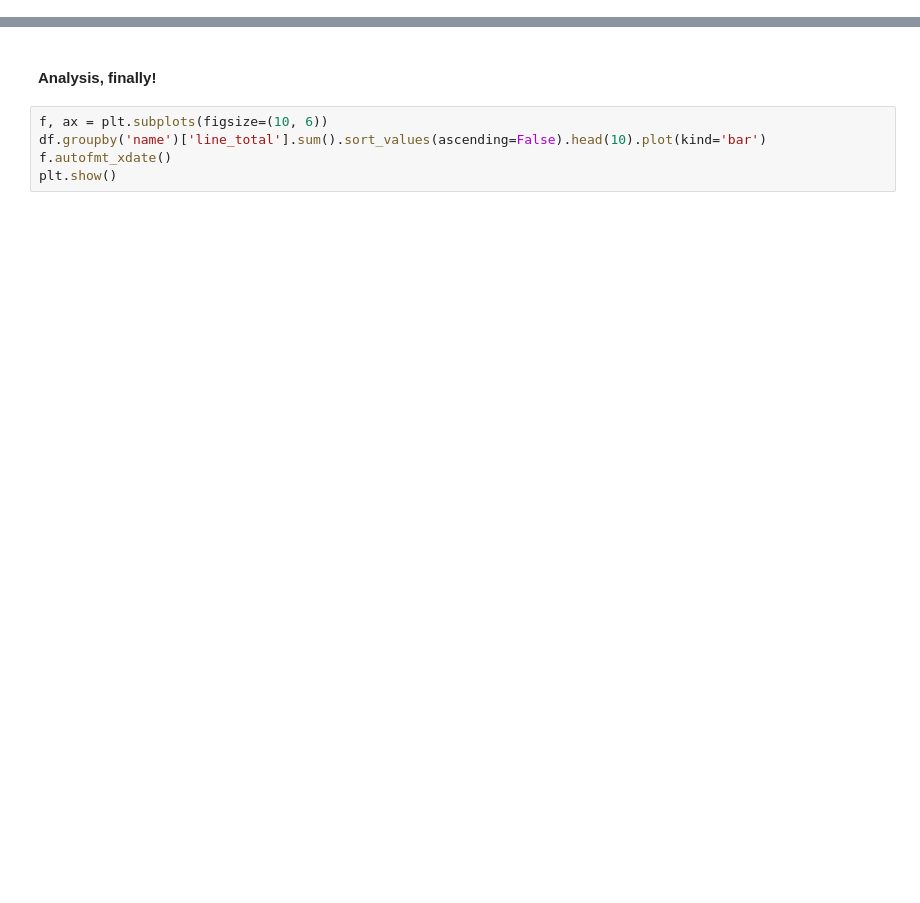
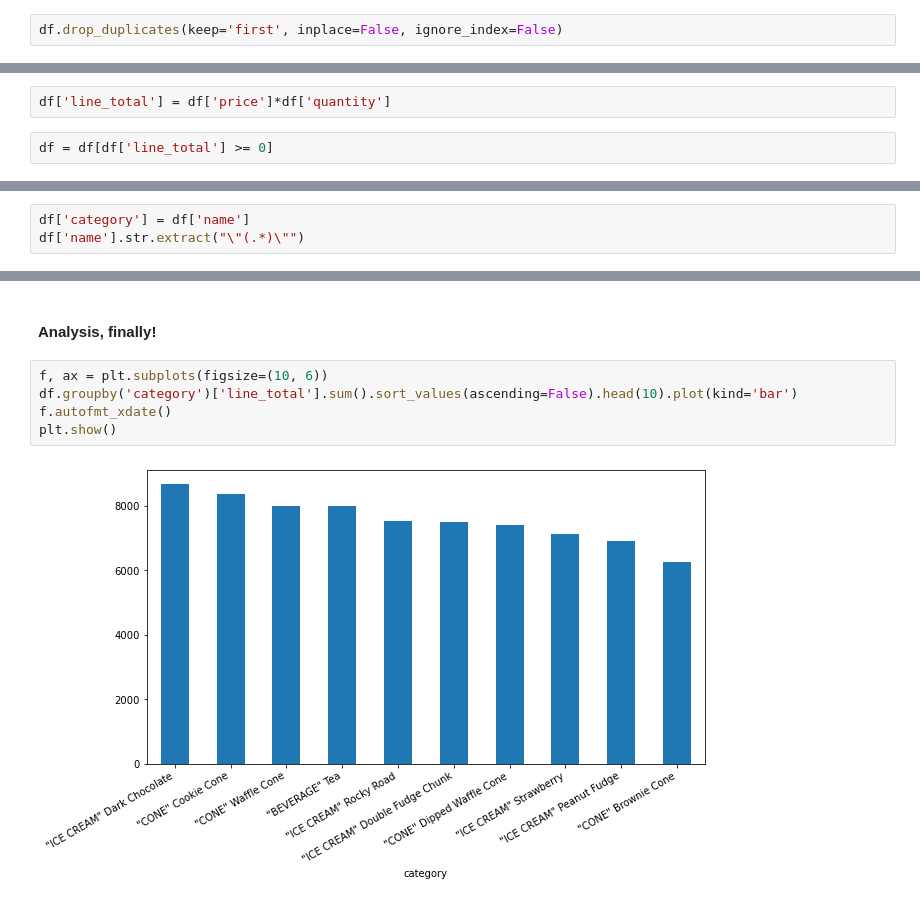
Before and after one commit to fae818/Lab1, a Jupyter notebook: sales(1).ipynb, the cells around one changed output, grey strips where cells are left out. Drawn from its saved outputs; the diff is of its cells as text; blank space fills up the shorter version.

```diff
--- a/sales(1).ipynb
+++ b/sales(1).ipynb
@@ -43,0 +59,2 @@ df[df.duplicated()].shape[0]
+# %%
+df.drop_duplicates(keep='first', inplace=False, ignore_index=False)
@@ -55,5 +121,9 @@ df[df['line_total'] < 0].shape[0]
 #### TODO:
 Set line_total = price * quantity if different
 Remove if line total < 0
+# %%
+df['line_total'] = df['price']*df['quantity']
+# %%
+df = df[df['line_total'] >= 0]
 # %%
 df.describe()
@@ -60,2 +140,5 @@ df.describe()
 # %% [markdown]
 #### TODO: Get value between "" in name and put it in category column
+# %%
+df['category'] = df['name']
+df['name'].str.extract("\"(.*)\"")
@@ -65,6 +169,8 @@ df.head()
 #### Analysis, finally!
 # %%
 f, ax = plt.subplots(figsize=(10, 6))
-df.groupby('name')['line_total'].sum().sort_values(ascending=False).head(10).plot(kind='bar')
+df.groupby('category')['line_total'].sum().sort_values(ascending=False).head(10).plot(kind='bar')
 f.autofmt_xdate()
 plt.show()
+# %% [output]
+[figure, added]
```
Also changed, not shown: parts of 14 cells of this notebook, 1 other file.
